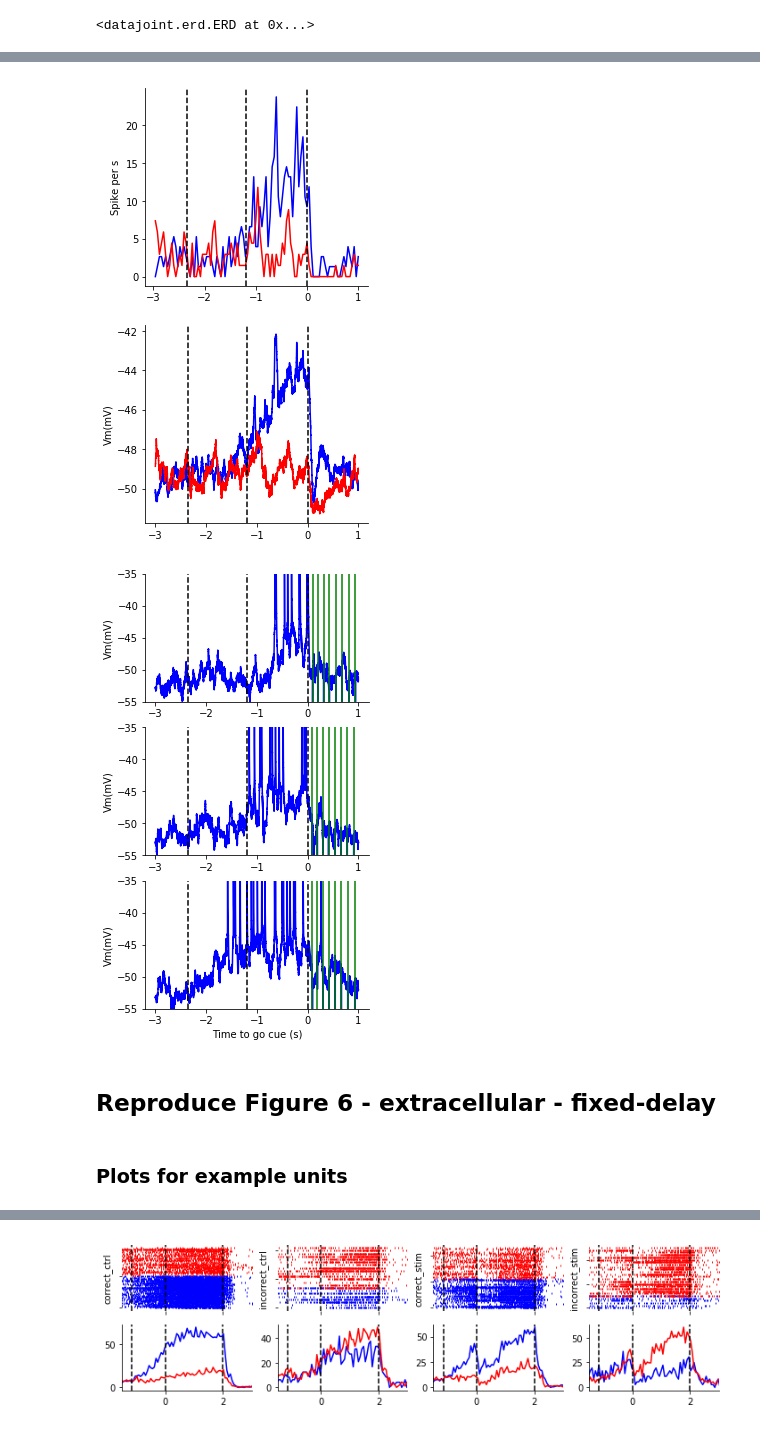
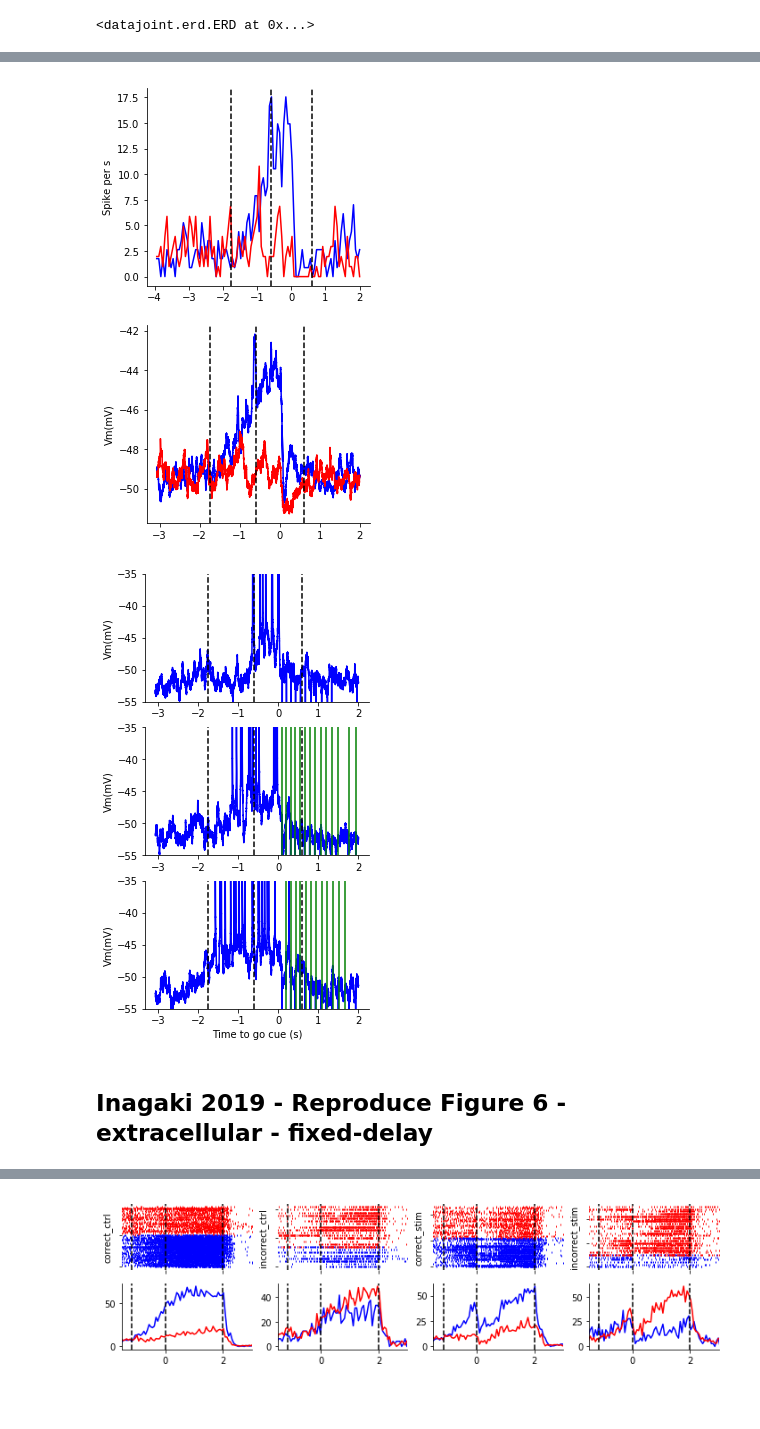
Before and after one commit to vathes/Inagaki-2018, a Jupyter notebook: notebooks/Inagaki-2018-examples.ipynb, the cells around one changed output, grey strips where cells are left out. Cells and saved outputs as stored; diff of their text form; code cells hidden in the pictures; blank space fills up the shorter version.

```diff
--- a/notebooks/Inagaki-2018-examples.ipynb
+++ b/notebooks/Inagaki-2018-examples.ipynb
@@ -26,5 +35,6 @@ dj.ERD(all_erd)
 # %%
+# Specify segmentation setting to align to "cue-onset" event
 seg_param_key = (analysis.TrialSegmentationSetting & {'event': 'cue_start',
-                                                      'pre_stim_duration': 4.5,
-                                                      'post_stim_duration': 2.5}).fetch1()
+                                                      'pre_stim_duration': 4,
+                                                      'post_stim_duration': 2}).fetch1()
 # %%
@@ -69,7 +81,7 @@ ipsi_trial_spikecounts, ipsi_edges = np.histogram(np.hstack(ipsi_trial_spiketime
 ipsi_trial_spikerate = ipsi_trial_spikecounts / np.diff(ipsi_edges) / ipsi_trial_spiketimes.size
 # %%
 # Reproduce Figure 2b
-fig3b, axs = plt.subplots(2, 1, figsize=(4, 8))
+fig2b, axs = plt.subplots(2, 1, figsize=(4, 8))
 
 axs[0].plot(contra_edges[1:], contra_trial_spikerate, 'b')
 axs[0].plot(ipsi_edges[1:], ipsi_trial_spikerate, 'r')
@@ -91,7 +103,7 @@ axs[1].set_ylabel('Vm(mV)')
 axs[1].spines['right'].set_visible(False)
 axs[1].spines['top'].set_visible(False)
 # %% [output]
-[figure, old version]
+[figure, new version]
 # %%
 # Single trial - correct lick right trials (contra-trial) #2 ~ 7
 contra_trial_lick_right  = (behavior.TrialSegmentedLickTrace & cell_96 & seg_param_key &
@@ -99,23 +111,23 @@ contra_trial_lick_right  = (behavior.TrialSegmentedLickTrace & cell_96 & seg_par
 # %%
 # Reproduce Figure 2c
 trials = np.arange(2,5)
-fig3c, axs = plt.subplots(trials.size, 1, figsize=(4, 8))
-fig3c.subplots_adjust(hspace=0.2)
+fig2c, axs = plt.subplots(trials.size, 1, figsize=(4, 8))
+fig2c.subplots_adjust(hspace=0.2)
 for ax, tr in zip(axs, trials):
     ax.plot(timestamps, contra_trial_mp[tr], 'b')
     # lick times
     for t in contra_trial_lick_right[tr]:
         ax.axvline(x=t, linestyle='-', color='g')
     # event markers
     for e in ('sampling_start', 'delay_start', 'cue_start'):
         ax.axvline(x=mean_event_times[e], linestyle='--', color='k')
     ax.set_ylabel('Vm(mV)')
     ax.set_ylim((-55, -35))
     ax.spines['right'].set_visible(False)
     ax.spines['top'].set_visible(False)
 axs[-1].set_xlabel('Time to go cue (s)');
 # %% [output]
-[figure, old version]
+[figure, new version]
 # %% [markdown]
-## Reproduce Figure 6 - extracellular - fixed-delay
+##  Inagaki 2019 - Reproduce Figure 6 - extracellular - fixed-delay
 # %%
@@ -186,5 +198,3 @@ def plot_spike_raster_and_histogram(contra_spike_times, ipsi_spike_times, axes,
     ax_top.spines['bottom'].set_visible(False)
     ax_bot.spines['right'].set_visible(False)
     ax_bot.spines['top'].set_visible(False)
-# %% [markdown]
-### Plots for example units
```
Also changed, not shown: parts of 32 cells of this notebook, 9 other files.
